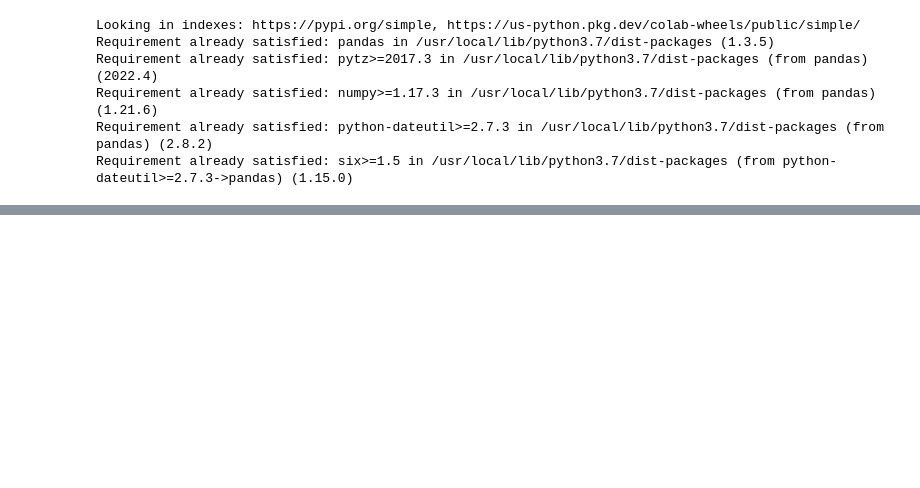
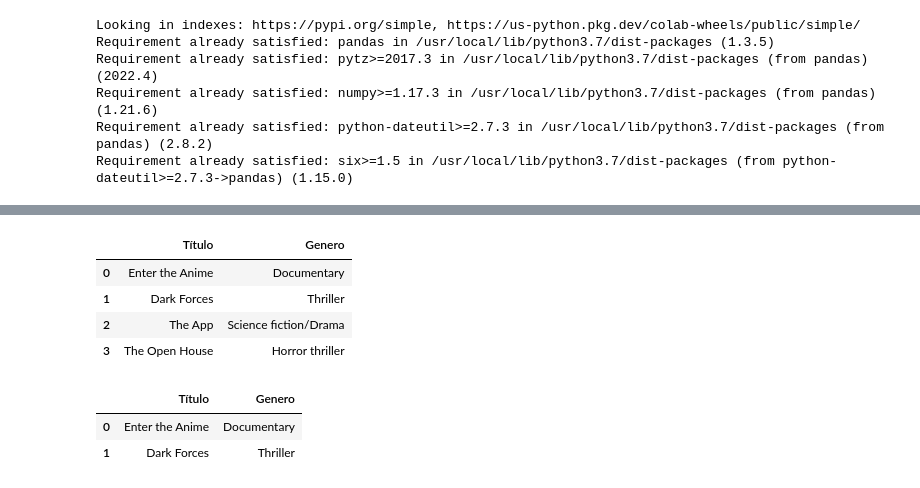
Before and after one commit to mcozono/TERA, a Jupyter notebook: 01 - Python/02 - Workshop Python 2/Workshop_Python_2.ipynb, the cells around one changed output, grey strips where cells are left out. Saved outputs shown, nothing was run; the diff lists cells and outputs as text; code cells hidden in the pictures; blank space fills up the shorter version.

```diff
--- a/01 - Python/02 - Workshop Python 2/Workshop_Python_2.ipynb
+++ b/01 - Python/02 - Workshop Python 2/Workshop_Python_2.ipynb
@@ -628,0 +930,15 @@ Requirement already satisfied: six>=1.5 in /usr/local/lib/python3.7/dist-package
+# %%
+
+df.loc[0:3,'Título':'Genero'] #nr indice,iniico coluna : fim_coluna
+# %% [output]
+|  | Título | Genero |
+| 0 | Enter the Anime | Documentary |
+| 1 | Dark Forces | Thriller |
+| 2 | The App | Science fiction/Drama |
+| 3 | The Open House | Horror thriller |
+# %%
+df.iloc[0:2,0:2] #exibe por índice
+# %% [output]
+|  | Título | Genero |
+| 0 | Enter the Anime | Documentary |
+| 1 | Dark Forces | Thriller |
```
Also changed, not shown: parts of 23 cells of this notebook.
